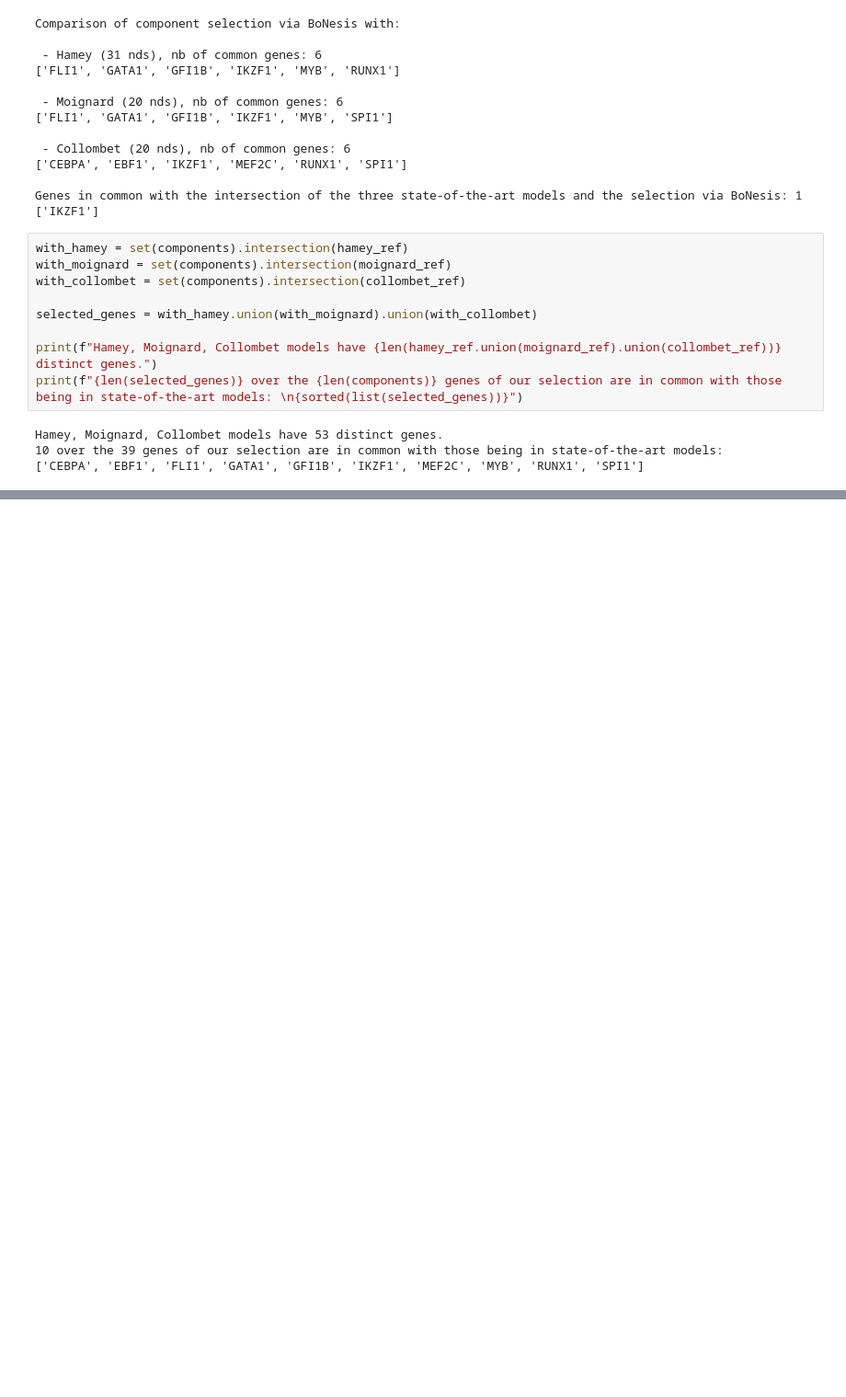
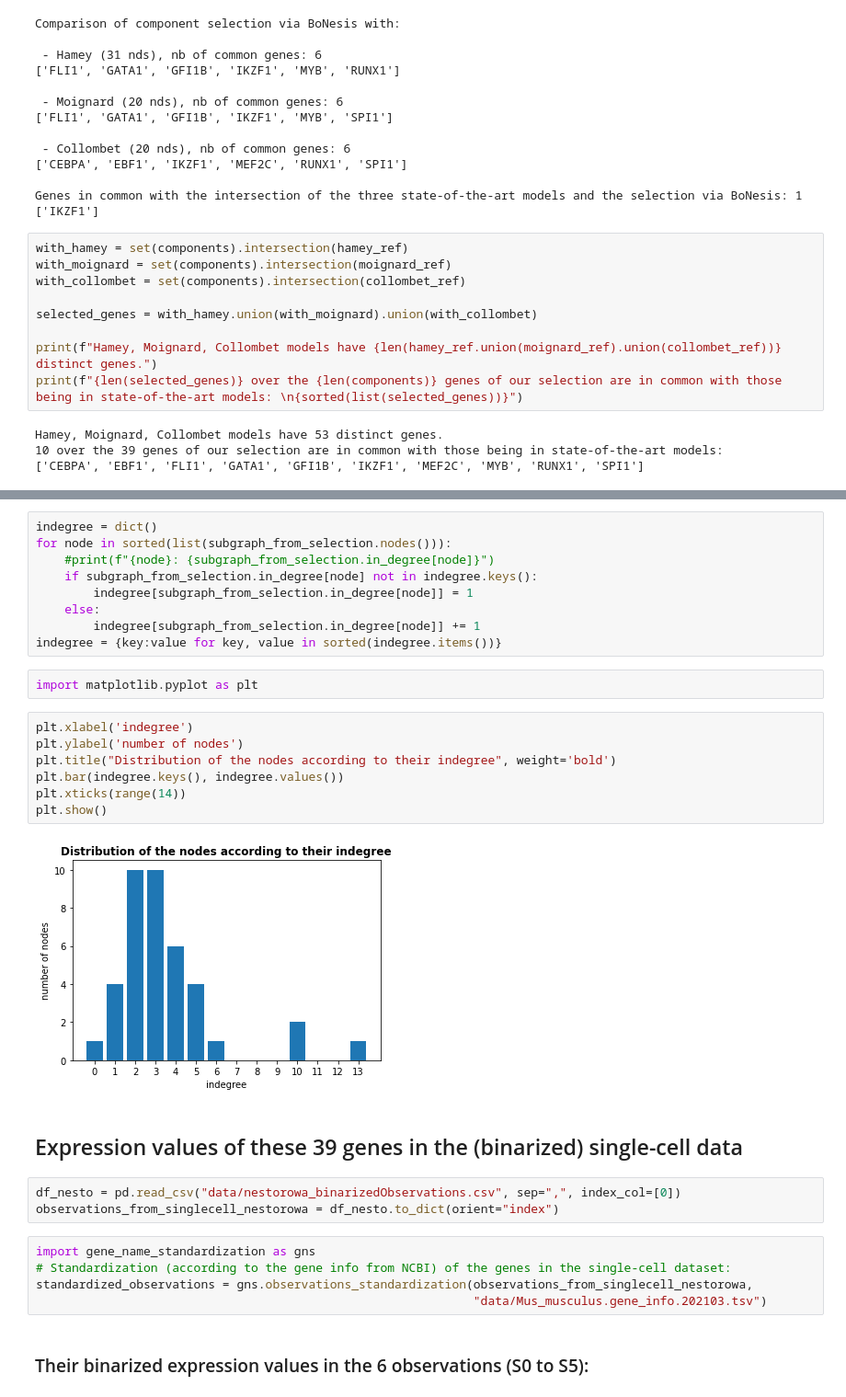
Before and after one commit to StephanieChevalier/notebooks_for_bonesis, a Jupyter notebook: applications/hematopoiesis/component_selection_analysis.ipynb, the cells around one changed output, grey strips where cells are left out. Shown at 92% size. Saved outputs shown, nothing was run; the diff lists cells and outputs as text; blank space fills up the shorter version.

```diff
--- a/applications/hematopoiesis/component_selection_analysis.ipynb
+++ b/applications/hematopoiesis/component_selection_analysis.ipynb
@@ -106,0 +146,32 @@ Hamey, Moignard, Collombet models have 53 distinct genes.
+# %%
+indegree = dict()
+for node in sorted(list(subgraph_from_selection.nodes())):
+    #print(f"{node}: {subgraph_from_selection.in_degree[node]}")
+    if subgraph_from_selection.in_degree[node] not in indegree.keys():
+        indegree[subgraph_from_selection.in_degree[node]] = 1
+    else:
+        indegree[subgraph_from_selection.in_degree[node]] += 1
+indegree = {key:value for key, value in sorted(indegree.items())}
+# %%
+import matplotlib.pyplot as plt
+# %%
+plt.xlabel('indegree')
+plt.ylabel('number of nodes')
+plt.title("Distribution of the nodes according to their indegree", weight='bold')
+plt.bar(indegree.keys(), indegree.values())
+plt.xticks(range(14))
+plt.show()
+# %% [output]
+[figure, added]
+# %% [markdown]
+## Expression values of these 39 genes in the (binarized) single-cell data
+# %%
+df_nesto = pd.read_csv("data/nestorowa_binarizedObservations.csv", sep=",", index_col=[0])
+observations_from_singlecell_nestorowa = df_nesto.to_dict(orient="index")
+# %%
+import gene_name_standardization as gns
+# Standardization (according to the gene info from NCBI) of the genes in the single-cell dataset:
+standardized_observations = gns.observations_standardization(observations_from_singlecell_nestorowa,
+                                                             "data/Mus_musculus.gene_info.202103.tsv")
+# %% [markdown]
+### Their binarized expression values in the 6 observations (S0 to S5):
```
Also changed, not shown: parts of 18 cells of this notebook, 2 other files.
